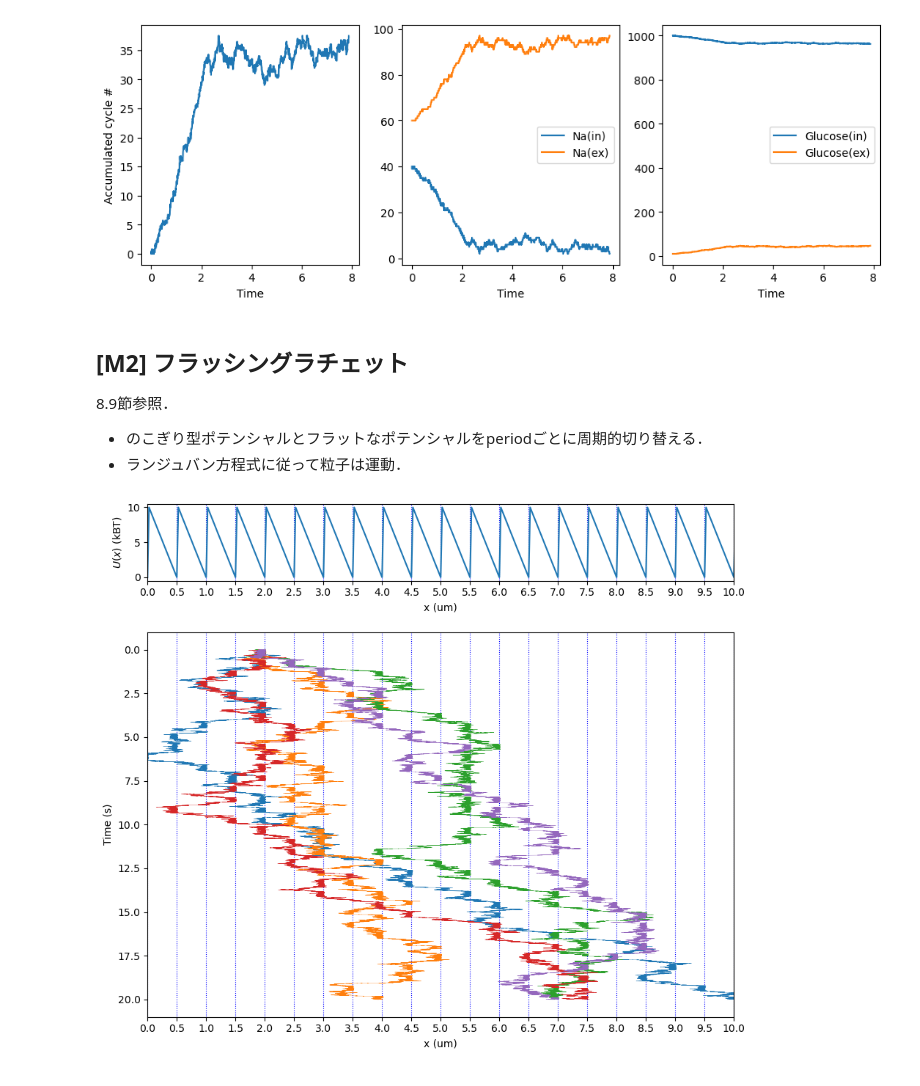
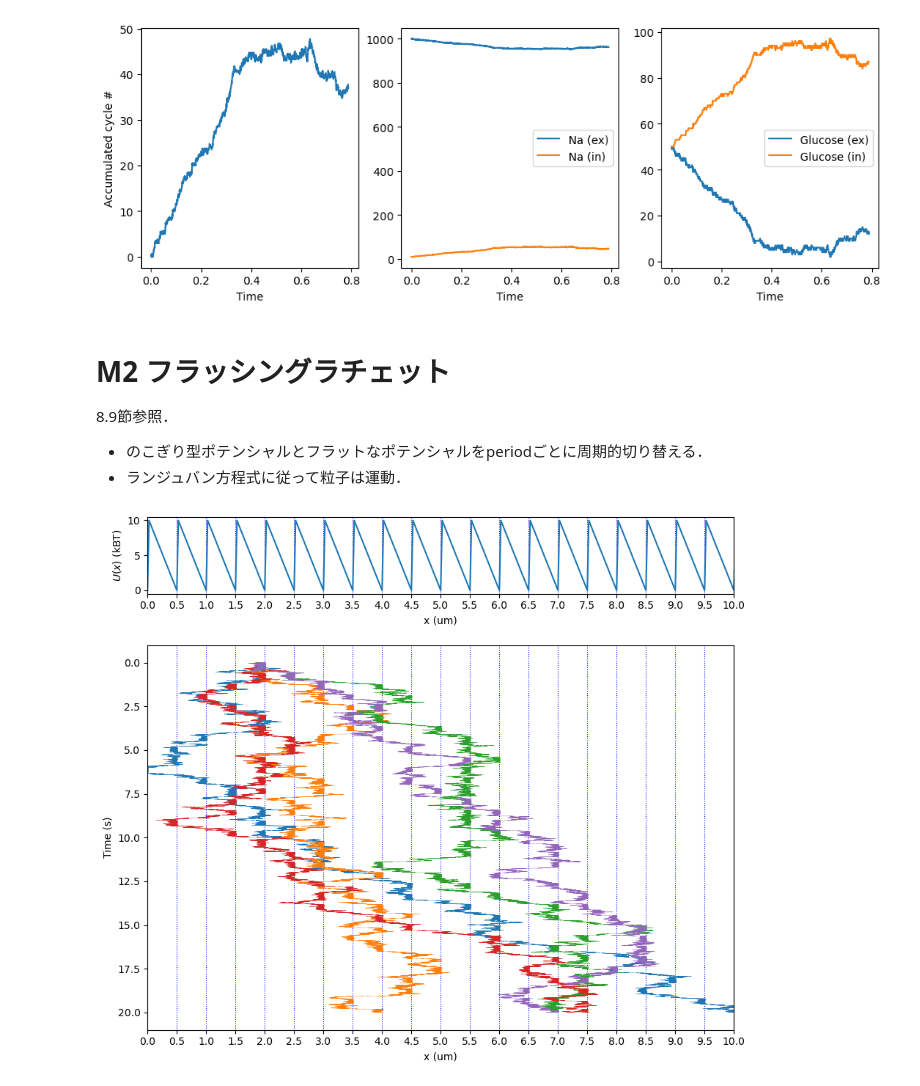
Before and after one commit to stoyabe/biophys, a Jupyter notebook: M_motor.ipynb, the cells around one changed output. Drawn from its saved outputs; the diff is of its cells as text; code cells hidden in the pictures.

```diff
--- a/M_motor.ipynb
+++ b/M_motor.ipynb
@@ -9,17 +15,16 @@ import numpy as np # 計算用ライブラリ
 import matplotlib.pyplot as plt  # プロット用ライブラリ
 
 stepN = 2000
-# state: E->0, O-> 1, C -> 2, I -> 3
 
-Na0, Na1, Gl0, Gl1 = [0]*stepN, [0]*stepN, [0]*stepN, [0]*stepN
-
-k0 = 100
+k0 = 1000
 k = 1
 
 # 初期粒子数
-Na0[0], Na1[0], Gl0[0], Gl1[0] = 40, 60, 1000, 10
+Na0, Na1, Gl0, Gl1 = [0]*stepN, [0]*stepN, [0]*stepN, [0]*stepN
+Na0[0], Na1[0] = 1000, 10 # 0 が膜の外側．1が膜の外が内側．
+Gl0[0], Gl1[0] = 50, 50
 
-s = [0]*stepN
+s = [0]*stepN # 積算の状態．s[i]%4 が iステップにおける状態（0..3）に対応する．本書図8.4との対応では，E->0, O-> 1, C -> 2, I -> 3
 t = [0]*stepN
 for i in range(stepN-1):
     wf = wb = k0   # wf: 前向き遷移（0->1->2->3->0の方向）の遷移率．wb: 後ろ向き遷移（0->3->2->1->0の方向）の遷移率
@@ -34,41 +39,41 @@ for i in range(stepN-1):
         if s[i]%4 == 0:
             Na0[i+1] -= 1
             Gl0[i+1] -= 1
         elif s[i]%4 == 3:
             Na1[i+1] += 1
             Gl1[i+1] += 1
     else:
         s[i+1] = s[i] - 1
         if s[i]%4 == 1:
             Na0[i+1] += 1
             Gl0[i+1] += 1
         elif s[i]%4 == 0:
             Na1[i+1] -= 1
             Gl1[i+1] -= 1
 
-    t[i+1] = t[i] -np.log(np.random.rand())/(wf + wb)
+    t[i+1] = t[i] -np.log(np.random.rand())/(wf + wb)     # 時間を進める
 
 fig, (ax1, ax2, ax3) = plt.subplots(ncols=3, figsize=(12,4), dpi = 100)
 
 ax1.plot(t, np.array(s)/4.0)
 ax1.set_xlabel('Time')
 ax1.set_ylabel('Accumulated cycle #')
 
-ax2.plot(t, Na0, label = 'Na(in)')
-ax2.plot(t, Na1, label = 'Na(ex)')
+ax2.plot(t, Na0, label = 'Na (ex)')
+ax2.plot(t, Na1, label = 'Na (in)')
 ax2.legend()
 ax2.set_xlabel('Time')
 
-ax3.plot(t, Gl0, label = 'Glucose(in)')
-ax3.plot(t, Gl1, label = 'Glucose(ex)')
+ax3.plot(t, Gl0, label = 'Glucose (ex)')
+ax3.plot(t, Gl1, label = 'Glucose (in)')
 ax3.legend()
 ax3.set_xlabel('Time')
 
 plt.show()
 # %% [output]
-[figure, old version]
+[figure, new version]
 # %% [markdown]
-## [M2] フラッシングラチェット
+# M2 フラッシングラチェット
 
 8.9節参照．
 
```
Also changed, not shown: parts of 4 cells of this notebook, 5 other files.
